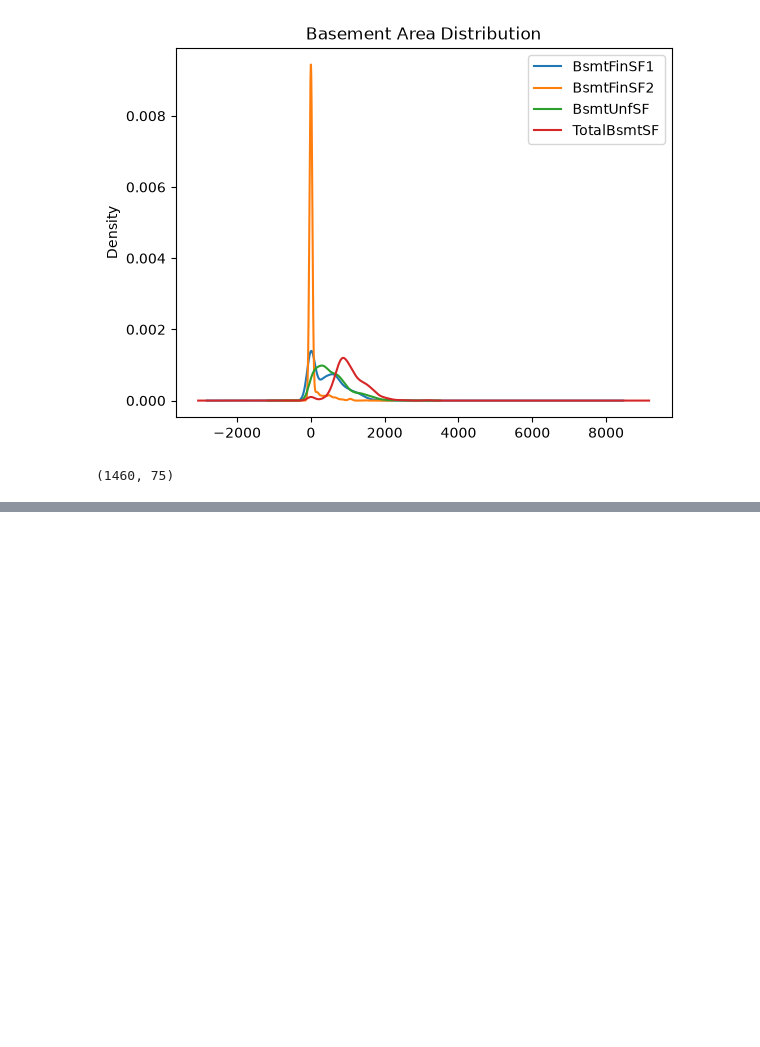
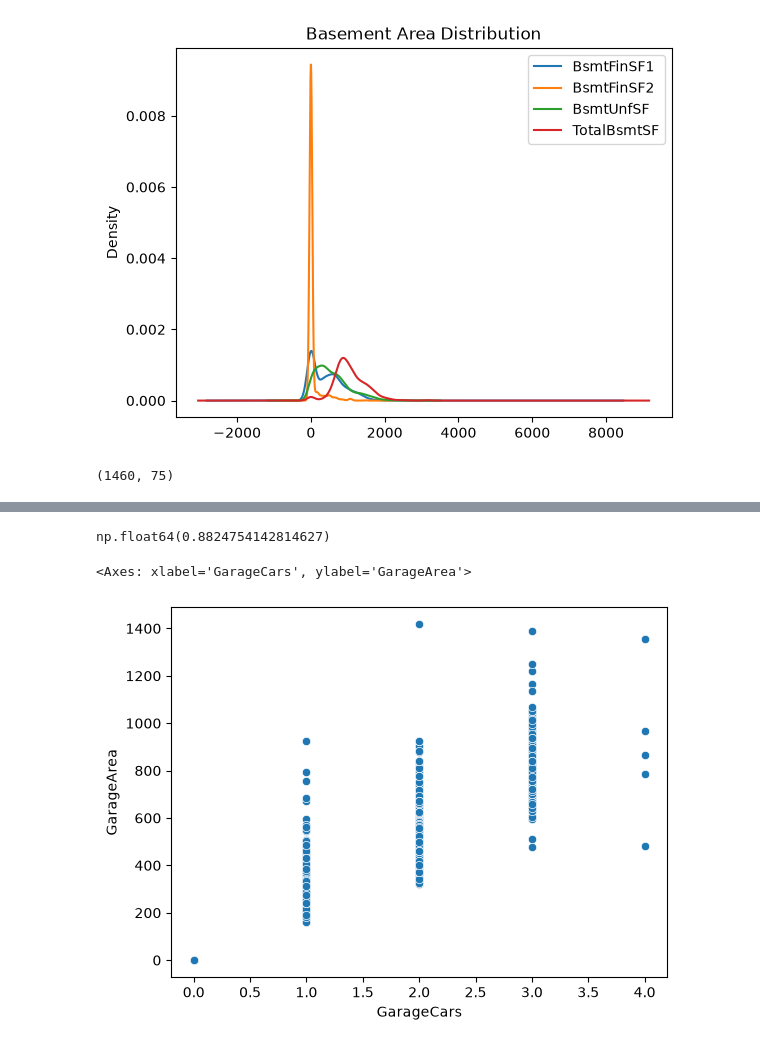
Before and after one commit to FarhanKhan1/MSAI_Machine_Learning, a Jupyter notebook: assignments_1/testing/data_understanding.ipynb, the cells around one changed output, grey strips where cells are left out. Saved outputs shown, nothing was run; the diff lists cells and outputs as text; code cells hidden in the pictures; blank space fills up the shorter version.

```diff
--- a/assignments_1/testing/data_understanding.ipynb
+++ b/assignments_1/testing/data_understanding.ipynb
@@ -278,0 +341,9 @@ preprocessed_data.shape
+# %%
+data["GarageCars"].corr(data["GarageArea"])
+# %% [output]
+np.float64(0.8824754142814627)
+# %%
+sns.scatterplot(x=data["GarageCars"], y=data["GarageArea"])
+# %% [output]
+<Axes: xlabel='GarageCars', ylabel='GarageArea'>
+[figure, added]
```
Also changed, not shown: parts of 39 cells of this notebook, 1 other file.
